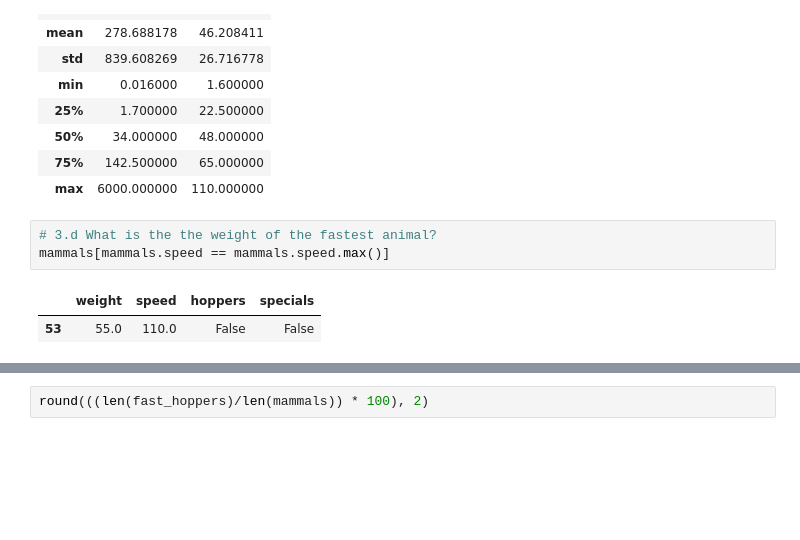
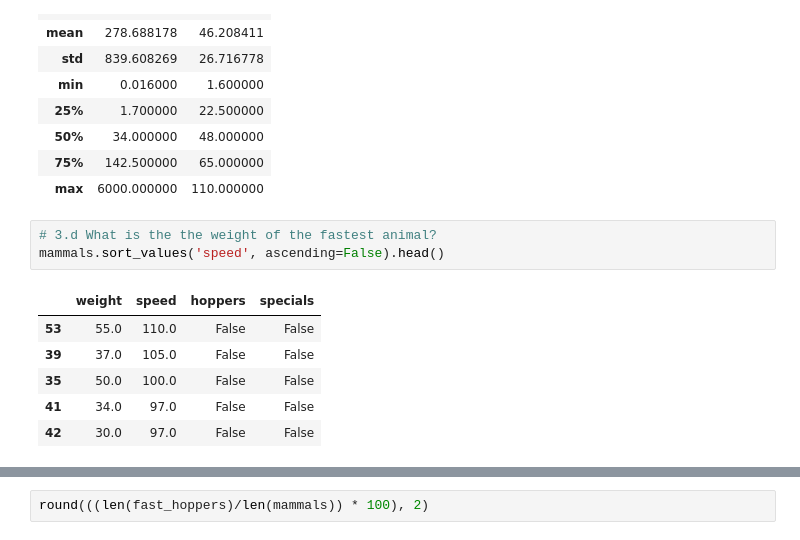
Before and after one commit to ihcrane/data-science-libraries, a Jupyter notebook: dataframes.ipynb, the cells around one changed output, grey strips where cells are left out. Saved outputs shown, nothing was run; the diff lists cells and outputs as text; blank space fills up the shorter version.

```diff
--- a/dataframes.ipynb
+++ b/dataframes.ipynb
@@ -359,9 +375,13 @@ mammals.describe()
 | max | 6000.000000 | 110.000000 |
 # %%
 # 3.d What is the the weight of the fastest animal?
-mammals[mammals.speed == mammals.speed.max()]
+mammals.sort_values('speed', ascending=False).head()
 # %% [output]
 |  | weight | speed | hoppers | specials |
 | 53 | 55.0 | 110.0 | False | False |
+| 39 | 37.0 | 105.0 | False | False |
+| 35 | 50.0 | 100.0 | False | False |
+| 41 | 34.0 | 97.0 | False | False |
+| 42 | 30.0 | 97.0 | False | False |
 # %%
 # 3.e What is the overal percentage of specials?
```
Also changed, not shown: parts of 15 cells of this notebook, 1 other file.
